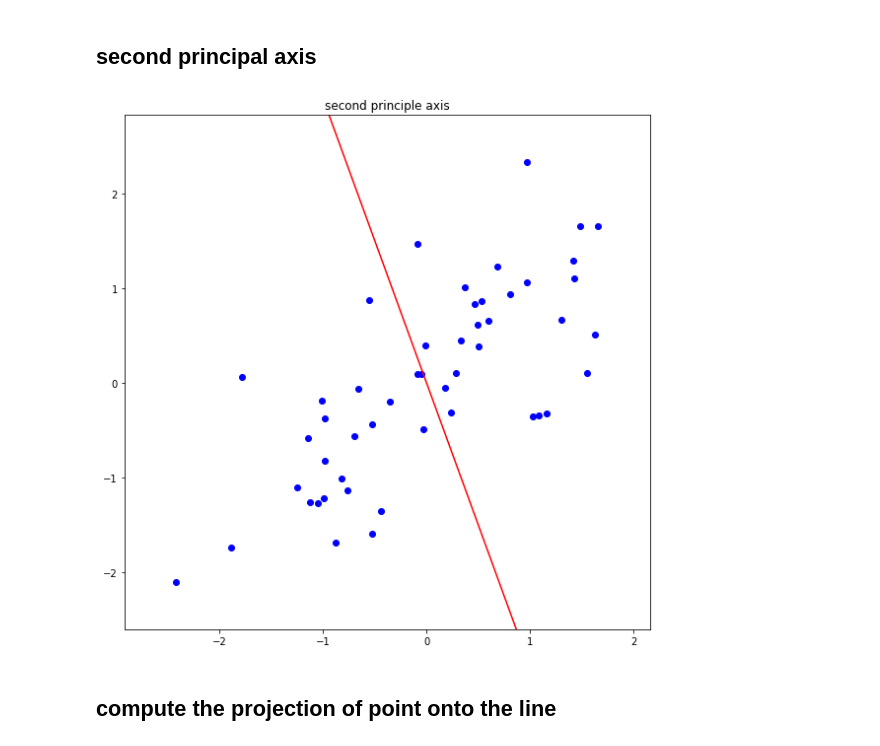
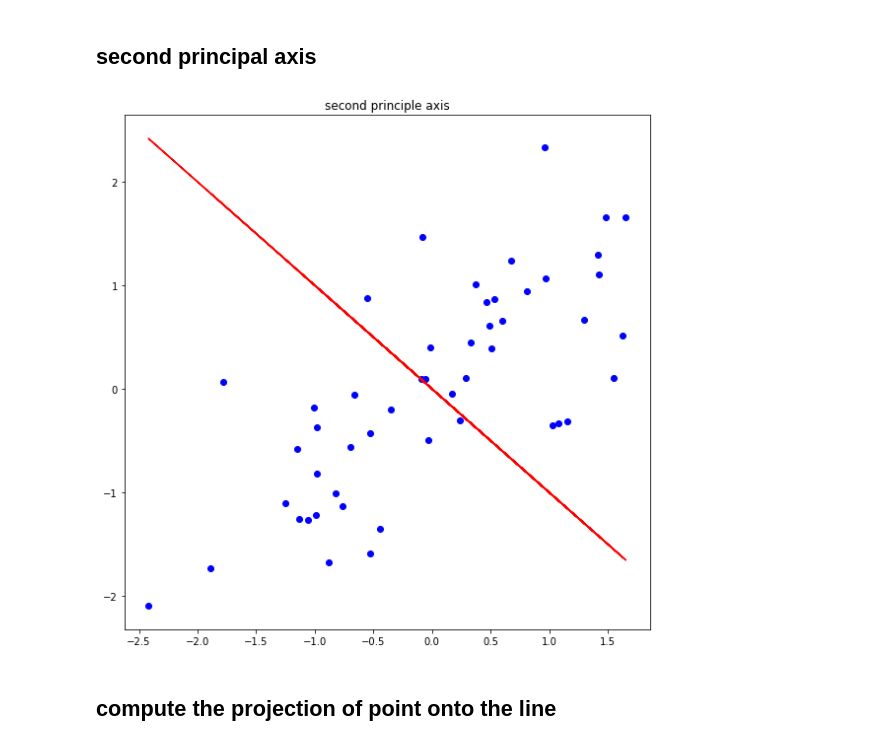
Before and after one commit to InKyeongBae/assignment-machine-learning, a Jupyter notebook: assignment12/assignment_12.ipynb, the cells around one changed output. Drawn from its saved outputs; the diff is of its cells as text; code cells hidden in the pictures.

Commit message:
[CREATE] def plot_first&second_projection(X)

```diff
--- a/assignment12/assignment_12.ipynb
+++ b/assignment12/assignment_12.ipynb
@@ -137,23 +143,23 @@ plot_first_principal(X)
 # %% [markdown]
 ## second principal axis
 # %%
-def plot_first_principal(X) :
+def plot_second_axis(X) :
 
-    eigen_vec_2_S, eigen_vec_2_U = compute_eigen(X)[1][:,0]
+    eigen_vec_2_S, eigen_vec_2_U = compute_eigen(X)[1][:,1]
     x, y = normalization(feature)
 
     plt.figure(figsize=(8,8))
     plt.title('second principle axis')
     plt.scatter(x,y,color='blue')
     inc_2 = eigen_vec_2_U / eigen_vec_2_S
-    yy = inc_1*x
+    yy = inc_2*x
     plt.plot(x,yy, '-', color = 'red')
 
     plt.tight_layout()
     plt.show()
 
-plot_first_principal(X)
+plot_second_axis(X)
 # %% [output]
-[figure, old version]
+[figure, new version]
 # %% [markdown]
 ## compute the projection of point onto the line
```
Also changed, not shown: parts of 9 cells of this notebook.
